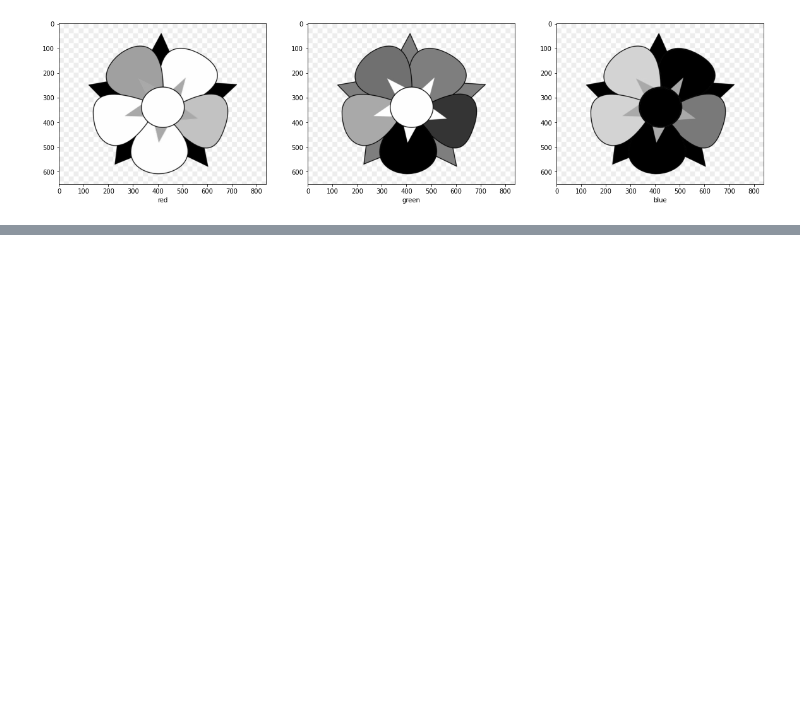
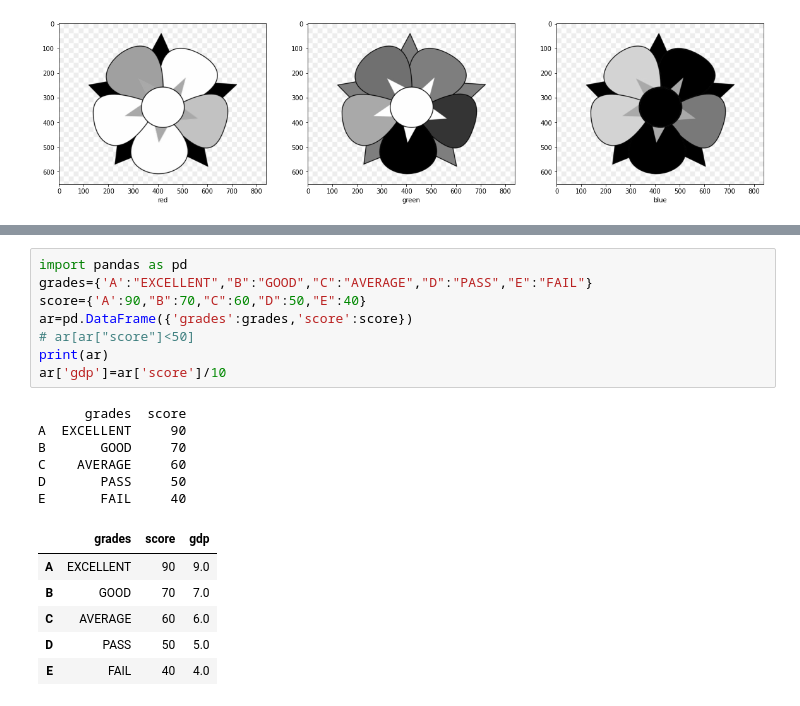
Before and after one commit to KARTIKEYgarg1/udemy-data-science-and-ml, a Jupyter notebook: Practice.ipynb, the cells around one changed output, grey strips where cells are left out. Cells and saved outputs as stored; diff of their text form; blank space fills up the shorter version.

```diff
--- a/Practice.ipynb
+++ b/Practice.ipynb
@@ -372,0 +386,21 @@ for i,axi in enumerate(ax.flat):
+# %%
+import pandas as pd
+grades={'A':"EXCELLENT","B":"GOOD","C":"AVERAGE","D":"PASS","E":"FAIL"}
+score={'A':90,"B":70,"C":60,"D":50,"E":40}
+ar=pd.DataFrame({'grades':grades,'score':score})
+# ar[ar["score"]<50]
+print(ar)
+ar['gdp']=ar['score']/10
+# %% [output]
+      grades  score
+A  EXCELLENT     90
+B       GOOD     70
+C    AVERAGE     60
+D       PASS     50
+E       FAIL     40
+|  | grades | score | gdp |
+| A | EXCELLENT | 90 | 9.0 |
+| B | GOOD | 70 | 7.0 |
+| C | AVERAGE | 60 | 6.0 |
+| D | PASS | 50 | 5.0 |
+| E | FAIL | 40 | 4.0 |
```
Also changed, not shown: parts of 3 cells of this notebook.
